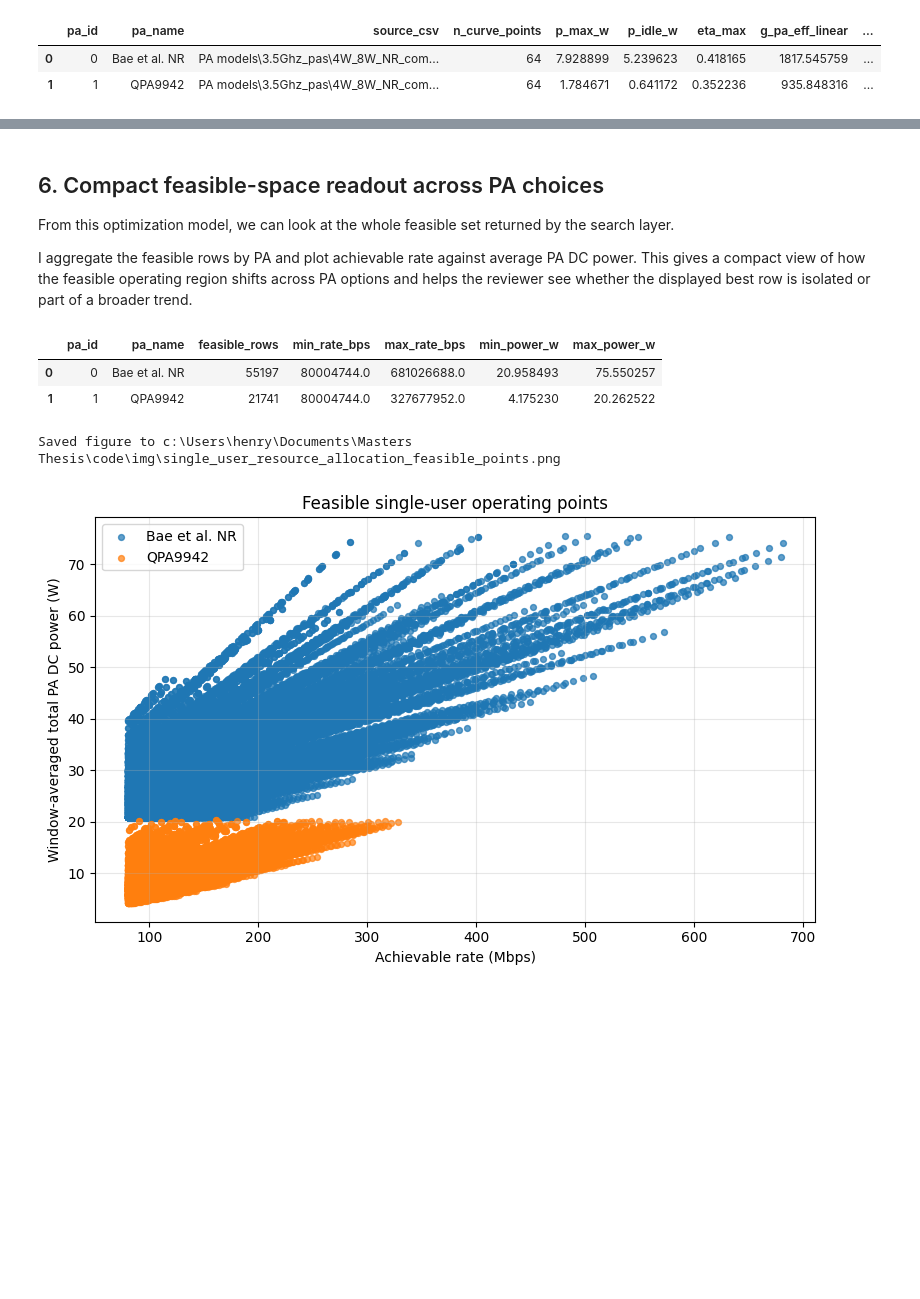
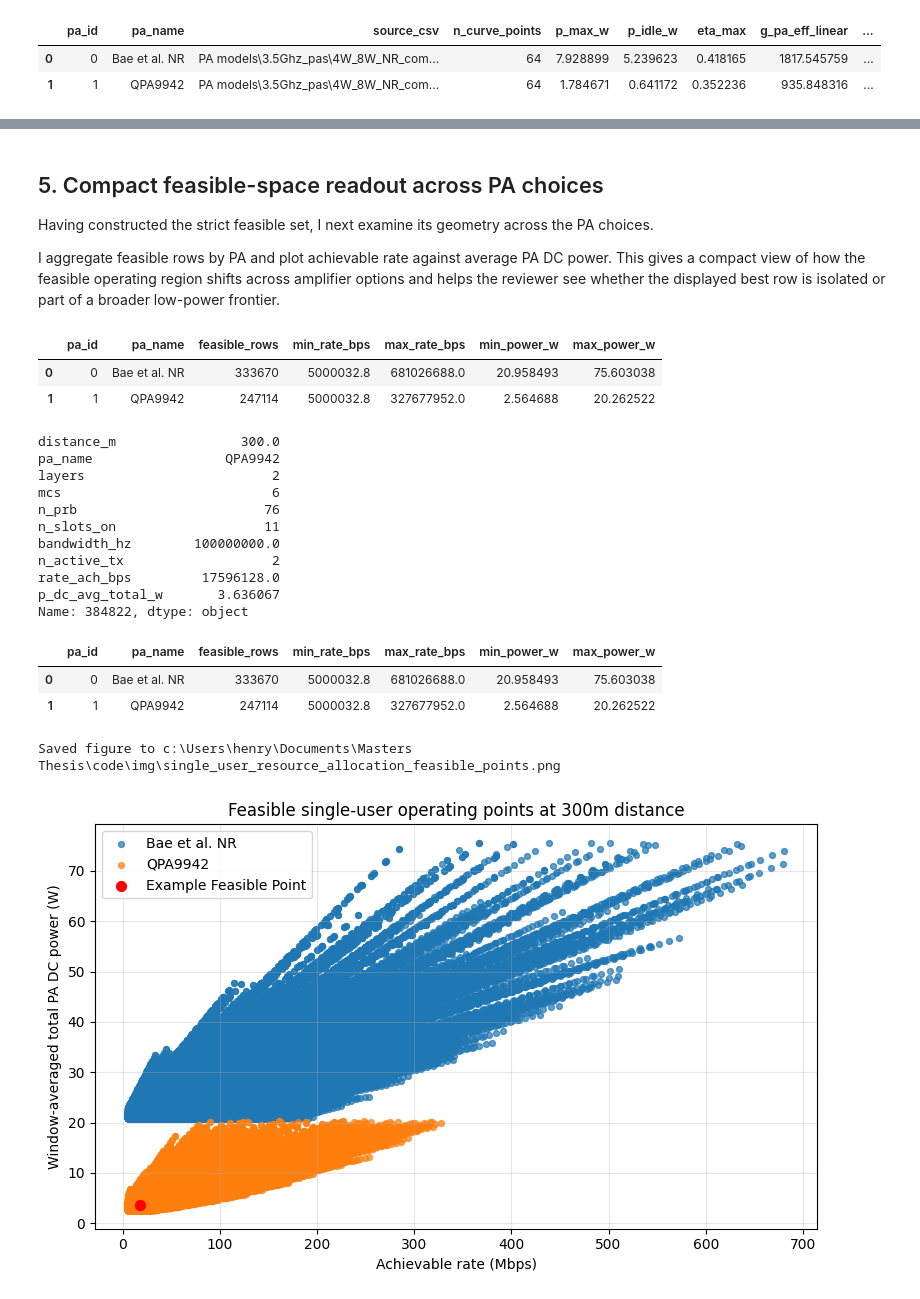
Before and after one commit to henryblu/ran-joint-scheduling-optimization, a Jupyter notebook: single_user_resource_allocation_model.ipynb, the cells around one changed output, grey strips where cells are left out. Drawn from its saved outputs; the diff is of its cells as text; code cells hidden in the pictures; blank space fills up the shorter version.

```diff
--- a/single_user_resource_allocation_model.ipynb
+++ b/single_user_resource_allocation_model.ipynb
@@ -51,17 +51,14 @@ from single_user_study import (
 # %%
 user_case = {
     "distance_m": 300.0,
-    "rate_target_bps": 80e6,
+    "rate_target_bps": 5e6,
 }
 
 scenario = build_single_user_scenario(
     distance_m=float(user_case["distance_m"]),
     required_rate_bps=float(user_case["rate_target_bps"]),
 )
-search_result = search_candidates(
-    distance_m=float(user_case["distance_m"]),
-    required_rate_bps=float(user_case["rate_target_bps"]),
-)
+search_result = run_single_user_scenario(scenario)
 search_views = summarize_single_user_scenario(scenario)
 deployment_summary = search_views["deployment_summary"]
 pa_characteristics = search_views["pa_characteristics"]
@@ -132,7 +125,17 @@ PUBLIC_CONFIG_COLUMNS = [
     "ps_total_w",
     "gamma_req_lin",
 ]
-
+VARIABLE_COLUMNS = [
+    "pa_name",
+    "layers",
+    "mcs",
+    "n_prb",
+    "n_slots_on",
+    "bandwidth_hz",
+    "n_active_tx",
+    "rate_ach_bps",
+    "p_dc_avg_total_w",
+]
 candidate_preview = preview_single_user_candidates(scenario).copy()
 candidate_table = search_result.copy().reset_index(drop=True)
 feasible_table = candidate_table.copy()
@@ -176,46 +179,91 @@ display(best_feasible)
 # %% [markdown]
-## 6. Compact feasible-space readout across PA choices
+## 5. Compact feasible-space readout across PA choices
 
-From this optimization model, we can look at the whole feasible set returned by the search layer.
+Having constructed the strict feasible set, I next examine its geometry across the PA choices.
 
-I aggregate the feasible rows by PA and plot achievable rate against average PA DC power. This gives a compact view of how the feasible operating region shifts across PA options and helps the reviewer see whether the displayed best row is isolated or part of a broader trend.
+I aggregate feasible rows by PA and plot achievable rate against average PA DC power. This gives a compact view of how the feasible operating region shifts across amplifier options and helps the reviewer see whether the displayed best row is isolated or part of a broader low-power frontier.
+# %%
+feasible_summary_by_pa = (
+    feasible_table.groupby(["pa_id", "pa_name"], dropna=False)
+    .agg(
+        feasible_rows=("rate_ach_bps", "size"),
+        min_rate_bps=("rate_ach_bps", "min"),
+        max_rate_bps=("rate_ach_bps", "max"),
+        min_power_w=("p_dc_avg_total_w", "min"),
+        max_power_w=("p_dc_avg_total_w", "max"),
+    )
+    .reset_index()
+)
+display(feasible_summary_by_pa)
+# %% [output]
+|  | pa_id | pa_name | feasible_rows | min_rate_bps | max_rate_bps | min_power_w | max_power_w |
+| 0 | 0 | Bae et al. NR | 333670 | 5000032.8 | 681026688.0 | 20.958493 | 75.603038 |
+| 1 | 1 | QPA9942 | 247114 | 5000032.8 | 327677952.0 | 2.564688 | 20.262522 |
 # %%
+# get and example feasible row for visualization from the table
+rand_int = np.random.randint(0, len(feasible_table) - 1)
+example_feasible_row = feasible_table.iloc[rand_int]
+display_row = example_feasible_row[VARIABLE_COLUMNS]
+display(display_row)
+
+
 feasible_summary_by_pa = (
     feasible_table.groupby(["pa_id", "pa_name"], dropna=False)
     .agg(
         feasible_rows=("rate_ach_bps", "size"),
         min_rate_bps=("rate_ach_bps", "min"),
         max_rate_bps=("rate_ach_bps", "max"),
         min_power_w=("p_dc_avg_total_w", "min"),
         max_power_w=("p_dc_avg_total_w", "max"),
     )
     .reset_index()
 )
 display(feasible_summary_by_pa)
 
 fig, ax = plt.subplots(figsize=(8, 5))
 for pa_id, df_pa in feasible_table.groupby("pa_id", sort=True):
     ax.scatter(
         df_pa["rate_ach_bps"] / 1e6,
         df_pa["p_dc_avg_total_w"],
         s=18,
         alpha=0.7,
         label=df_pa["pa_name"].iloc[0],
     )
+
+# colour the example feasible point in red and label it
+ax.scatter(
+    display_row["rate_ach_bps"] / 1e6,
+    display_row["p_dc_avg_total_w"],
+    s=50,
+    color="red",
+    label="Example Feasible Point"
+)
+
 ax.set_xlabel("Achievable rate (Mbps)")
 ax.set_ylabel("Window-averaged total PA DC power (W)")
-ax.set_title("Feasible single-user operating points")
+ax.set_title("Feasible single-user operating points at 300m distance")
 ax.grid(True, alpha=0.3)
 ax.legend()
 plt.tight_layout()
 export_doc_figure(fig, "single_user_resource_allocation_feasible_points.png")
 plt.show()
 # %% [output]
+distance_m                300.0
+pa_name                 QPA9942
+layers                        2
+mcs                           6
+n_prb                        76
+n_slots_on                   11
+bandwidth_hz        100000000.0
+n_active_tx                   2
+rate_ach_bps         17596128.0
+p_dc_avg_total_w       3.636067
+Name: 384822, dtype: object
 |  | pa_id | pa_name | feasible_rows | min_rate_bps | max_rate_bps | min_power_w | max_power_w |
-| 0 | 0 | Bae et al. NR | 55197 | 80004744.0 | 681026688.0 | 20.958493 | 75.550257 |
-| 1 | 1 | QPA9942 | 21741 | 80004744.0 | 327677952.0 | 4.175230 | 20.262522 |
+| 0 | 0 | Bae et al. NR | 333670 | 5000032.8 | 681026688.0 | 20.958493 | 75.603038 |
+| 1 | 1 | QPA9942 | 247114 | 5000032.8 | 327677952.0 | 2.564688 | 20.262522 |
-Saved figure to c:\Users\henry\Documents\Masters Thesis\code\img\single_user_resource_allocation_feasible_points.png
+Saved figure to c:\Users\henry\Documents\Masters Thesis\code\img\single_user_resource_allocation_feasible_points.png
-[figure, old version]
+[figure, new version]
 # %% [markdown]
 ## 6. Resource interpretation of the selected feasible row
 
```
Also changed, not shown: parts of 11 cells of this notebook, 21 other files.
